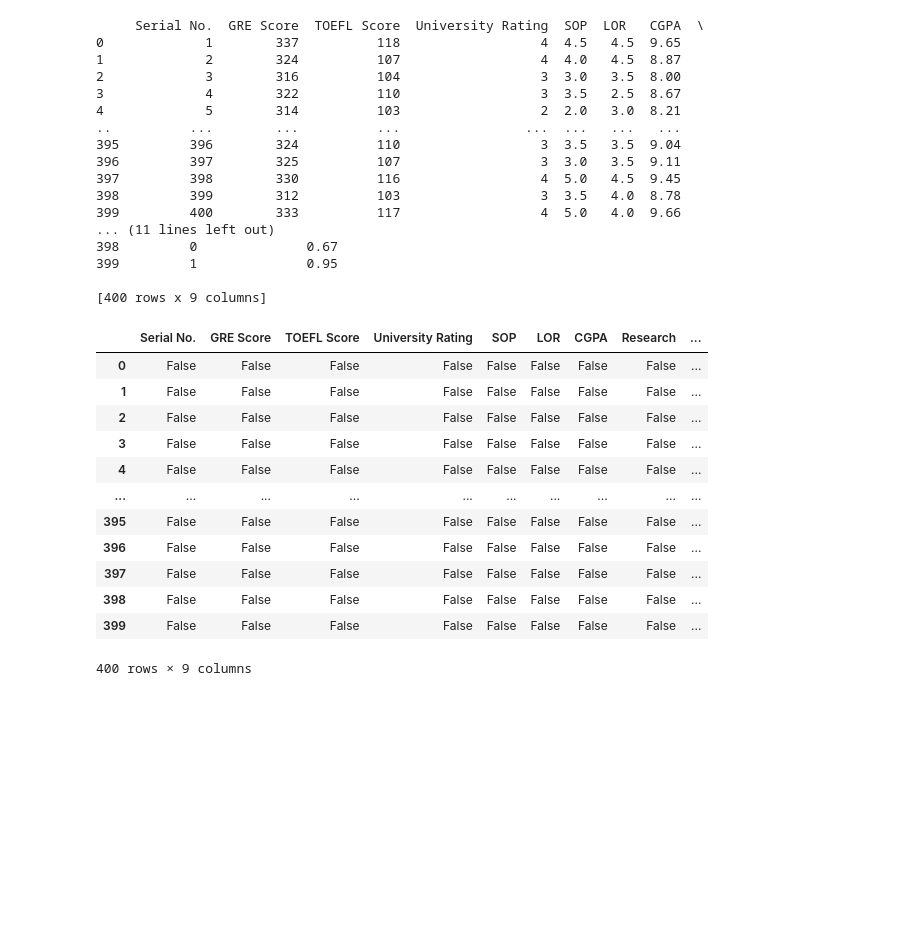
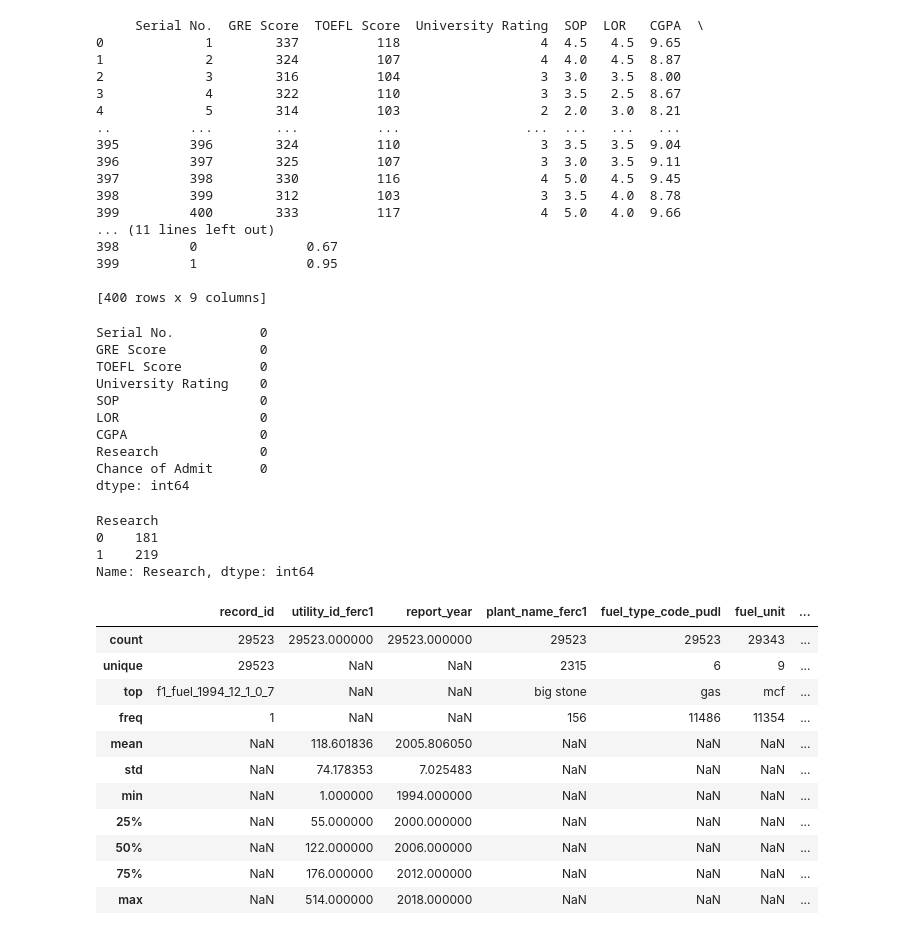
Before and after one commit to Njeri-Gitome/DS_Track, a Jupyter notebook: Data_Types_&_Data_Wrangling.ipynb, the cells around one changed output. Drawn from its saved outputs; the diff is of its cells as text; code cells hidden in the pictures; blank space fills up the shorter version.

Commit message:
fuel dataset data wrangling

```diff
--- a/Data_Types_&_Data_Wrangling.ipynb
+++ b/Data_Types_&_Data_Wrangling.ipynb
@@ -50,20 +50,42 @@ print (df)
 [400 rows x 9 columns]
 # %%
 #checking for missing values
-df.isnull()
+df.isnull().sum()
 # %% [output]
-|  | Serial No. | GRE Score | TOEFL Score | University Rating | SOP | LOR | CGPA | Research | ... |
-| 0 | False | False | False | False | False | False | False | False | ... |
-| 1 | False | False | False | False | False | False | False | False | ... |
-| 2 | False | False | False | False | False | False | False | False | ... |
-| 3 | False | False | False | False | False | False | False | False | ... |
-| 4 | False | False | False | False | False | False | False | False | ... |
-| ... | ... | ... | ... | ... | ... | ... | ... | ... | ... |
-| 395 | False | False | False | False | False | False | False | False | ... |
-| 396 | False | False | False | False | False | False | False | False | ... |
-| 397 | False | False | False | False | False | False | False | False | ... |
-| 398 | False | False | False | False | False | False | False | False | ... |
-| 399 | False | False | False | False | False | False | False | False | ... |
-400 rows × 9 columns
+Serial No.           0
+GRE Score            0
+TOEFL Score          0
+University Rating    0
+SOP                  0
+LOR                  0
+CGPA                 0
+Research             0
+Chance of Admit      0
+dtype: int64
 # %%
-#dataframes can be easily catego
+#dataframes can be easily categorization
+df.groupby('Research')['Research'].count()
+# %% [output]
+Research
+0    181
+1    219
+Name: Research, dtype: int64
+# %%
+import pandas as pd
+url = "https://raw.githubusercontent.com/WalePhenomenon/climate_change/master/fuel_ferc1.csv"
+
+fuel_data = pd.read_csv(url, error_bad_lines =False)
+fuel_data.describe (include ="all")
+# %% [output]
+|  | record_id | utility_id_ferc1 | report_year | plant_name_ferc1 | fuel_type_code_pudl | fuel_unit | ... |
+| count | 29523 | 29523.000000 | 29523.000000 | 29523 | 29523 | 29343 | ... |
+| unique | 29523 | NaN | NaN | 2315 | 6 | 9 | ... |
+| top | f1_fuel_1994_12_1_0_7 | NaN | NaN | big stone | gas | mcf | ... |
+| freq | 1 | NaN | NaN | 156 | 11486 | 11354 | ... |
+| mean | NaN | 118.601836 | 2005.806050 | NaN | NaN | NaN | ... |
+| std | NaN | 74.178353 | 7.025483 | NaN | NaN | NaN | ... |
+| min | NaN | 1.000000 | 1994.000000 | NaN | NaN | NaN | ... |
+| 25% | NaN | 55.000000 | 2000.000000 | NaN | NaN | NaN | ... |
+| 50% | NaN | 122.000000 | 2006.000000 | NaN | NaN | NaN | ... |
+| 75% | NaN | 176.000000 | 2012.000000 | NaN | NaN | NaN | ... |
+| max | NaN | 514.000000 | 2018.000000 | NaN | NaN | NaN | ... |
```
Also changed, not shown: parts of 15 cells of this notebook.
